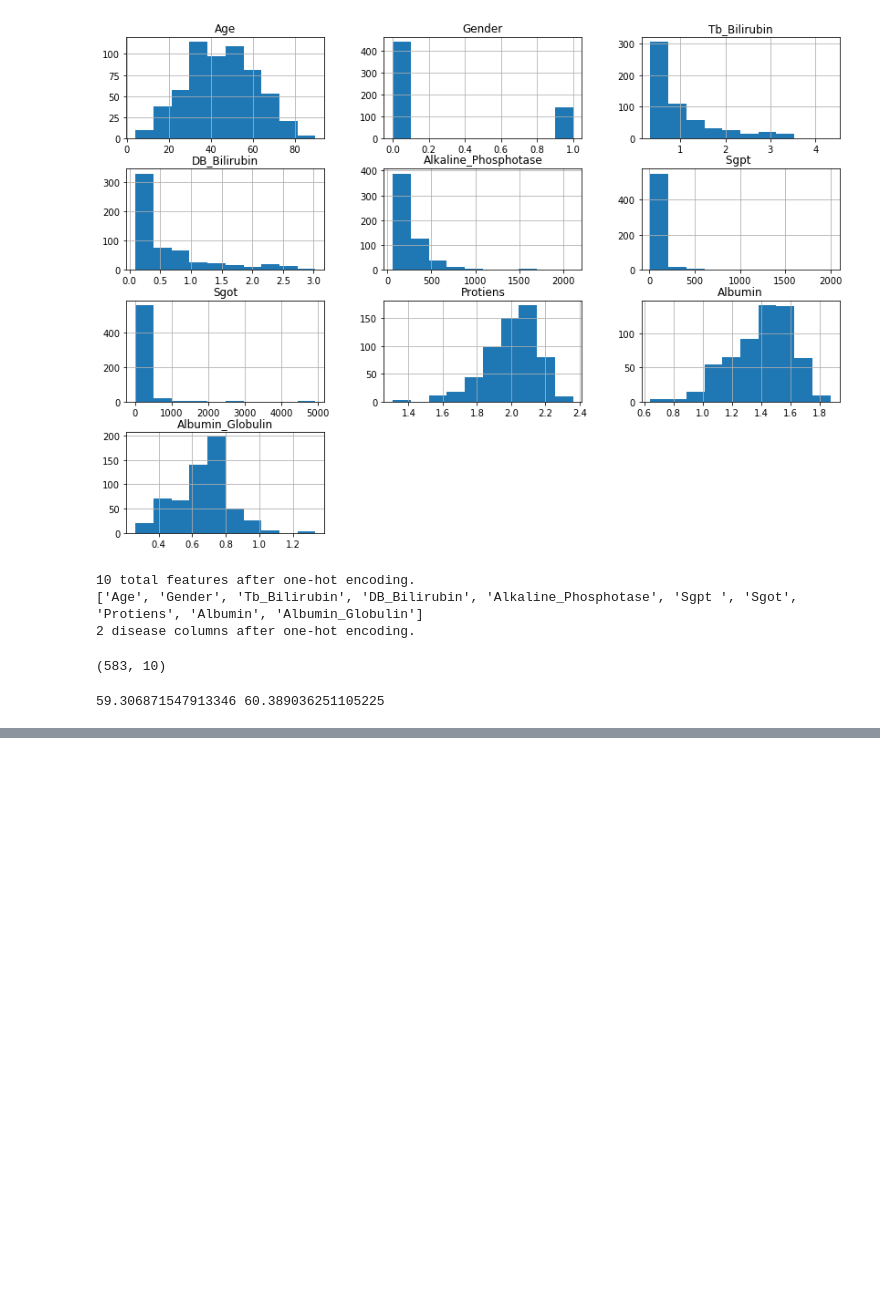
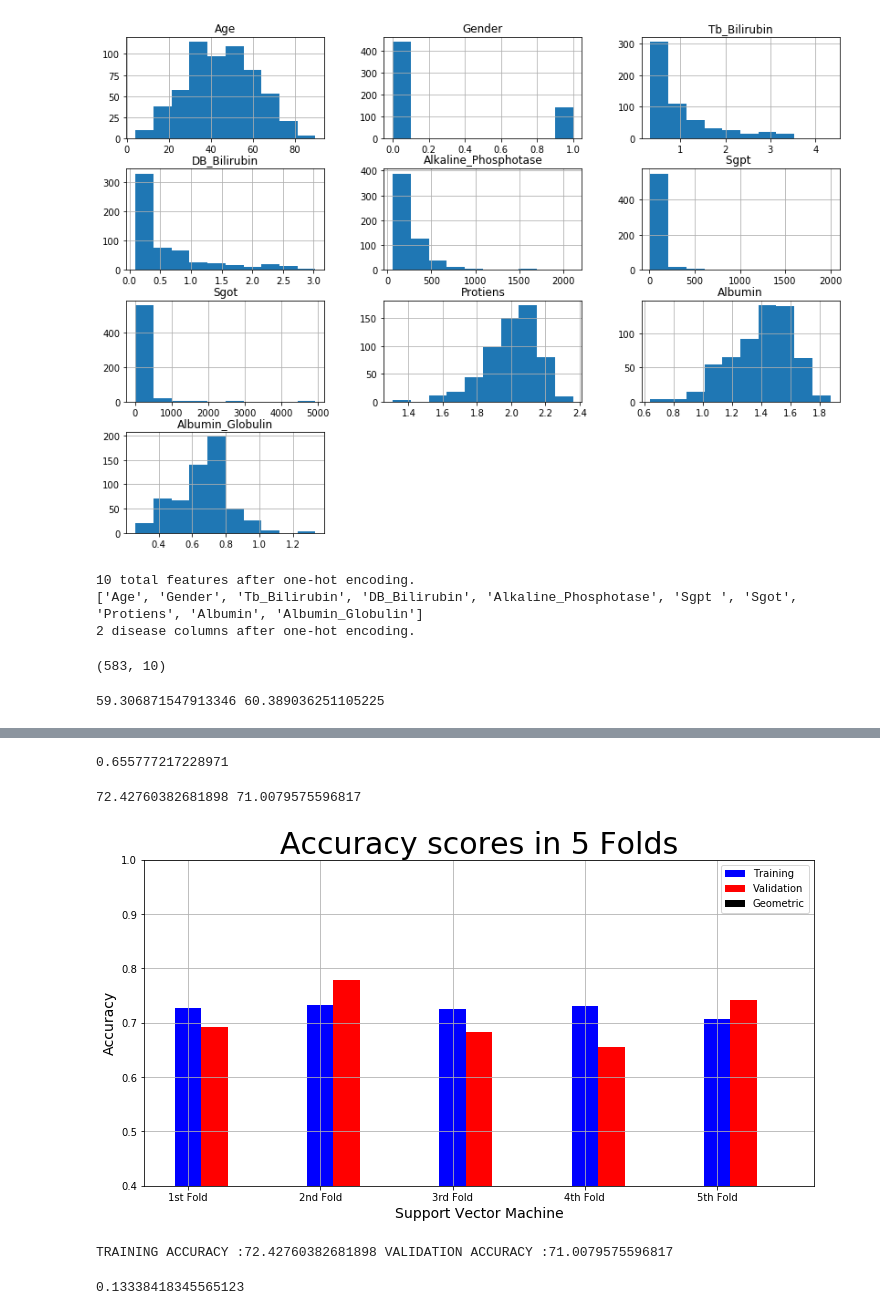
Before and after one commit to Pspetz/Liver_disease_prediction, a Jupyter notebook: decision.ipynb, the cells around one changed output, grey strips where cells are left out. Drawn from its saved outputs; the diff is of its cells as text; code cells hidden in the pictures; blank space fills up the shorter version.

```diff
--- a/decision.ipynb
+++ b/decision.ipynb
@@ -286,0 +293,44 @@ TRAINING ACCURACY :59.306871547913346 VALIDATION ACCURACY :60.389036251105225
+# %%
+import imblearn
+from imblearn.metrics import geometric_mean_score
+geometric_mean_scores=geometric_mean_score(Y_data, y_pred)
+geometric_mean_scores
+# %% [output]
+0.655777217228971
+# %%
+from sklearn.pipeline import make_pipeline
+from sklearn.svm import SVC
+
+clf = make_pipeline(StandardScaler(), SVC(gamma='auto'))
+# %%
+
+
+#MODEL for SVM
+kf = KFold(n_splits=5)
+decision__result = cross_validation(clf, X_data_minmax, Y_data, kf)
+decision__result
+#MEAN
+x =  cross_validation(clf, X_data_minmax, Y_data, kf)
+Training_acc=x["Mean Training Accuracy"]
+Validation_Acc=x["Mean Validation Accuracy"]
+print(Training_acc,Validation_Acc)
+
+y_pred = cross_val_predict(clf, X_data_minmax, Y_data, cv=5)
+geometrin_mean_score=geometric_mean_score(Y_data, y_pred)
+
+model_name = "Support Vector Machine"
+
+plot_result(model_name,"Accuracy","Accuracy scores in 5 Folds",decision__result["Training Accuracy scores"],decision__result["Validation Accuracy scores"],geometrin_mean_score)
+
+x = cross_validation(clf, X_data_minmax, Y_data, kf)
+Training_acc=x["Mean Training Accuracy"]
+Validation_Acc=x["Mean Validation Accuracy"]
+print(f'TRAINING ACCURACY :{Training_acc}',f'VALIDATION ACCURACY :{Validation_Acc}')
+# %% [output]
+72.42760382681898 71.0079575596817
+[figure, added]
+TRAINING ACCURACY :72.42760382681898 VALIDATION ACCURACY :71.0079575596817
+# %%
+geometrin_mean_score
+# %% [output]
+0.13338418345565123
```
Also changed, not shown: parts of 5 cells of this notebook.
